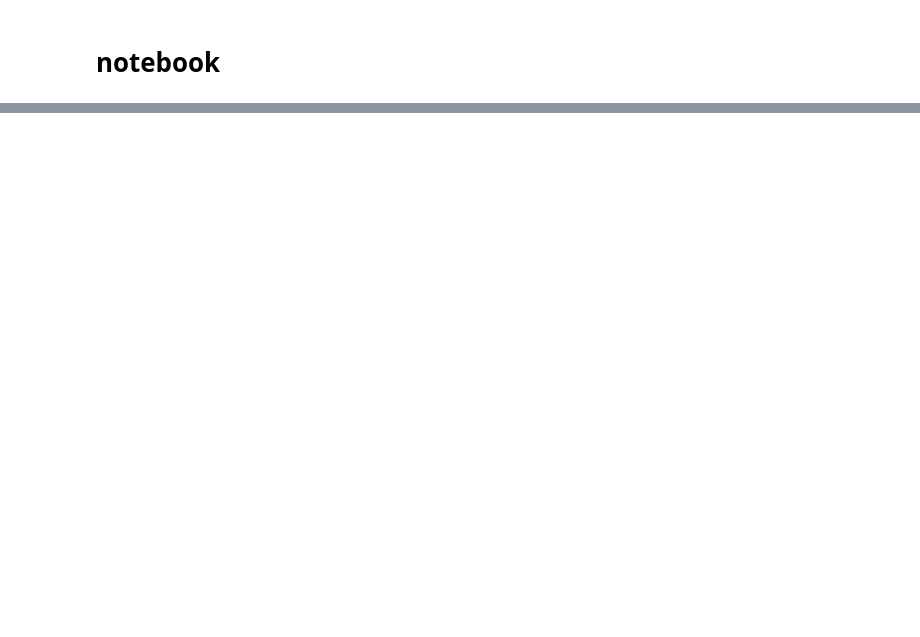
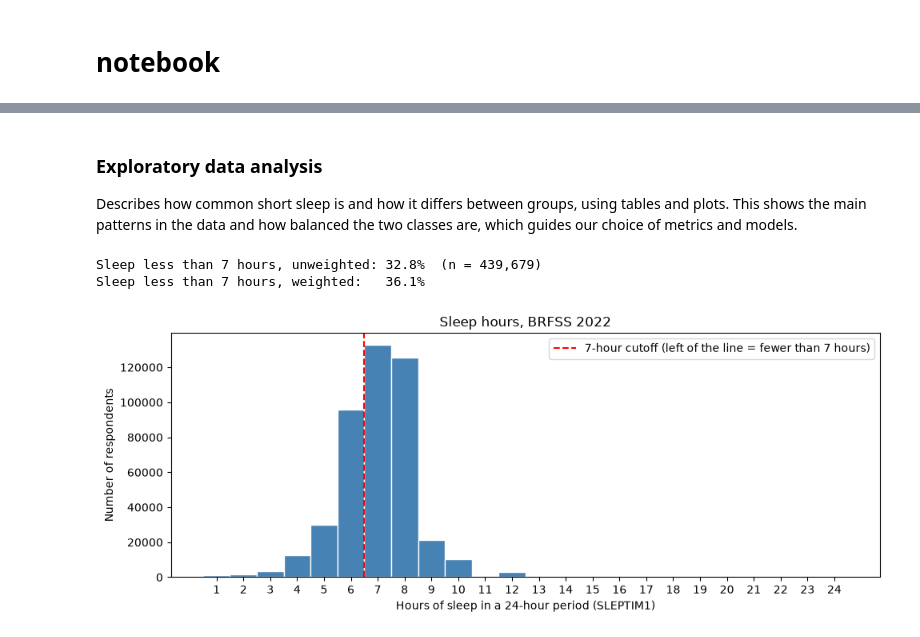
Before and after one commit to nronen29/sleep-prediction-brfss, a Jupyter notebook: sleep_prediction_brfss.ipynb, the cells around one changed output, grey strips where cells are left out. Drawn from its saved outputs; the diff is of its cells as text; code cells hidden in the pictures; blank space fills up the shorter version.

```diff
--- a/sleep_prediction_brfss.ipynb
+++ b/sleep_prediction_brfss.ipynb
@@ -103,0 +150,25 @@ for year, xpt_path in DATA_FILES.items():
+# %%
+# Load the BRFSS 2022 data.
+# The file is over 1 GB and pd.read_sas cannot select columns (it has no usecols),
+# so we read it in chunks of 50,000 rows and keep only the columns we need from each chunk.
+TARGET_COL = "SLEPTIM1"   # hours of sleep per 24 hours
+GROUP_A_COLS = ["_AGEG5YR", "SEXVAR", "_IMPRACE", "_INCOMG1", "_EDUCAG",
+                "EMPLOY1", "MARITAL", "_STATE"]   # structural; _STATE becomes region during cleaning
+GROUP_B_COLS = ["GENHLTH", "MENTHLTH", "PHYSHLTH", "_BMI5CAT", "_TOTINDA", "_SMOKER3",
+                "_DRNKWK2", "_RFDRHV8", "DIABETE4", "ASTHMA3", "ADDEPEV3"]   # health and lifestyle
+WEIGHT_COL = "_LLCPWT"    # survey weight: descriptive estimates only, never a predictor
+NEEDED_COLS = [TARGET_COL] + GROUP_A_COLS + GROUP_B_COLS + [WEIGHT_COL]
+
+with pd.read_sas(DATA_2022_PATH, format="xport", chunksize=50_000) as reader:
+    raw_columns = list(reader.columns)
+    missing_cols = [c for c in NEEDED_COLS if c not in raw_columns]
+    assert not missing_cols, f"Columns not found in the file: {missing_cols}"
+    df = pd.concat((chunk[NEEDED_COLS] for chunk in reader), ignore_index=True)
+
+# Checks: the whole file was read and it has the expected structure
+print(f"Rows loaded:         {len(df):,} (expected 445,132)")
+print(f"Columns in raw file: {len(raw_columns)} (expected 328)")
+print(f"Columns kept:        {df.shape[1]} (all {len(NEEDED_COLS)} needed columns found)")
+assert len(df) == 445_132, "Unexpected number of rows"
+assert len(raw_columns) == 328, "Unexpected number of columns in the raw file"
+df.head()
@@ -103,0 +346,29 @@ for year, xpt_path in DATA_FILES.items():
+# %% [markdown]
+### Exploratory data analysis
+Describes how common short sleep is and how it differs between groups, using tables and plots. This shows the main patterns in the data and how balanced the two classes are, which guides our choice of metrics and models.
+# %%
+# How common is insufficient sleep in 2022?
+# Unweighted = the share in our sample.
+# Weighted = uses the survey weight _LLCPWT to correct for groups that are over- or under-represented in the survey,
+# so it estimates the share among all adults covered by BRFSS 2022 (50 states, DC and 3 territories).
+overall_unweighted = 100 * df_clean["insufficient_sleep"].mean()
+overall_weighted = 100 * np.average(df_clean["insufficient_sleep"], weights=df_clean[WEIGHT_COL])
+print(f"Sleep less than 7 hours, unweighted: {overall_unweighted:.1f}%  (n = {len(df_clean):,})")
+print(f"Sleep less than 7 hours, weighted:   {overall_weighted:.1f}%")
+# %% [output]
+Sleep less than 7 hours, unweighted: 32.8%  (n = 439,679)
+Sleep less than 7 hours, weighted:   36.1%
+# %%
+# Distribution of sleep hours. Bars to the left of the red line (6 hours or fewer) count as insufficient sleep.
+fig, ax = plt.subplots(figsize=(10, 4))
+ax.hist(df_clean[TARGET_COL], bins=np.arange(0.5, 25.5), color="steelblue", edgecolor="white")
+ax.axvline(6.5, color="red", linestyle="--", label="7-hour cutoff (left of the line = fewer than 7 hours)")
+ax.set_xticks(range(1, 25))
+ax.set_xlabel("Hours of sleep in a 24-hour period (SLEPTIM1)")
+ax.set_ylabel("Number of respondents")
+ax.set_title("Sleep hours, BRFSS 2022")
+ax.legend()
+plt.tight_layout()
+plt.show()
+# %% [output]
+[figure, added]
```
Also changed, not shown: parts of 29 cells of this notebook, 1 other file.
